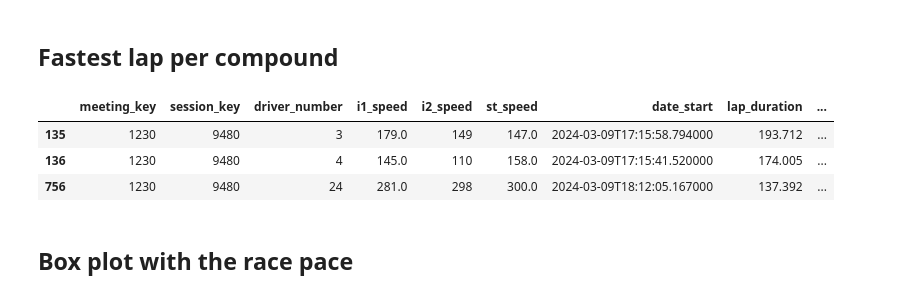
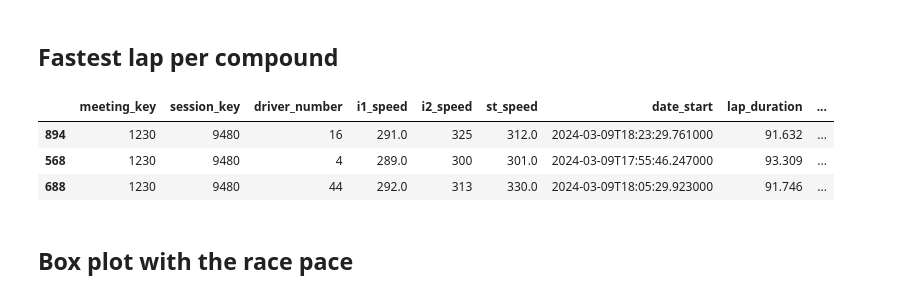
Before and after one commit to frankdelpiero/F1_notebooks, a Jupyter notebook: F1_24/SaudiArabia_Resume.ipynb, the cells around one changed output. Drawn from its saved outputs; the diff is of its cells as text; code cells hidden in the pictures.

Commit message:
Fixed error to obtain the fastest time per compound

```diff
--- a/F1_24/SaudiArabia_Resume.ipynb
+++ b/F1_24/SaudiArabia_Resume.ipynb
@@ -1253,13 +1256,13 @@ top_speed.plot.bar(x='team_name',y='st_speed')
 # %% [markdown]
 ## Fastest lap per compound
 # %%
-compoundsPace = jointables.loc[jointables.groupby(['compound'])['lap_duration'].idxmax()]
+compoundsPace = jointables.loc[jointables.groupby(['compound'])['lap_duration'].idxmin()]
 compoundsPace
 # %% [output]
 |  | meeting_key | session_key | driver_number | i1_speed | i2_speed | st_speed | date_start | lap_duration | ... |
-| 135 | 1230 | 9480 | 3 | 179.0 | 149 | 147.0 | 2024-03-09T17:15:58.794000 | 193.712 | ... |
-| 136 | 1230 | 9480 | 4 | 145.0 | 110 | 158.0 | 2024-03-09T17:15:41.520000 | 174.005 | ... |
-| 756 | 1230 | 9480 | 24 | 281.0 | 298 | 300.0 | 2024-03-09T18:12:05.167000 | 137.392 | ... |
+| 894 | 1230 | 9480 | 16 | 291.0 | 325 | 312.0 | 2024-03-09T18:23:29.761000 | 91.632 | ... |
+| 568 | 1230 | 9480 | 4 | 289.0 | 300 | 301.0 | 2024-03-09T17:55:46.247000 | 93.309 | ... |
+| 688 | 1230 | 9480 | 44 | 292.0 | 313 | 330.0 | 2024-03-09T18:05:29.923000 | 91.746 | ... |
 # %% [markdown]
 ## Box plot with the race pace
 # %% [markdown]
```
Also changed, not shown: parts of 3 cells of this notebook.
